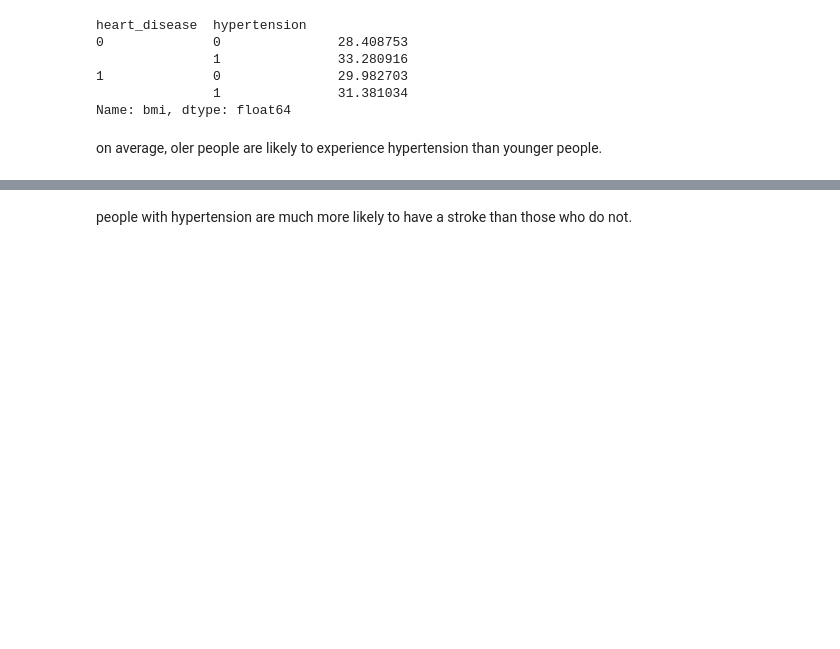
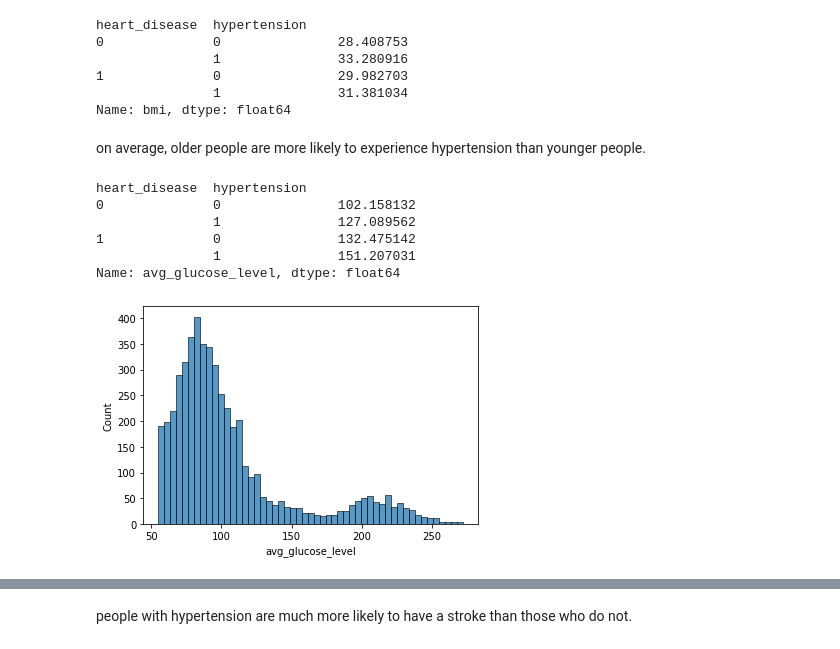
Before and after one commit to Davianka/stroke-prediction, a Jupyter notebook: project_2.ipynb, the cells around one changed output, grey strips where cells are left out. Saved outputs shown, nothing was run; the diff lists cells and outputs as text; code cells hidden in the pictures; blank space fills up the shorter version.

```diff
--- a/project_2.ipynb
+++ b/project_2.ipynb
@@ -356,4 +369,17 @@ heart_disease  hypertension
                1               31.381034
 Name: bmi, dtype: float64
 # %% [markdown]
-on average, oler people are likely to experience hypertension than younger people.
+on average, older people are more likely to experience hypertension than younger people.
+# %%
+df.groupby(['heart_disease', 'hypertension']) ['avg_glucose_level'].mean()
+# %% [output]
+heart_disease  hypertension
+0              0               102.158132
+               1               127.089562
+1              0               132.475142
+               1               151.207031
+Name: avg_glucose_level, dtype: float64
+# %%
+sns.histplot(data=df, x='avg_glucose_level');
+# %% [output]
+[figure, added]
```
Also changed, not shown: parts of 62 cells of this notebook.
